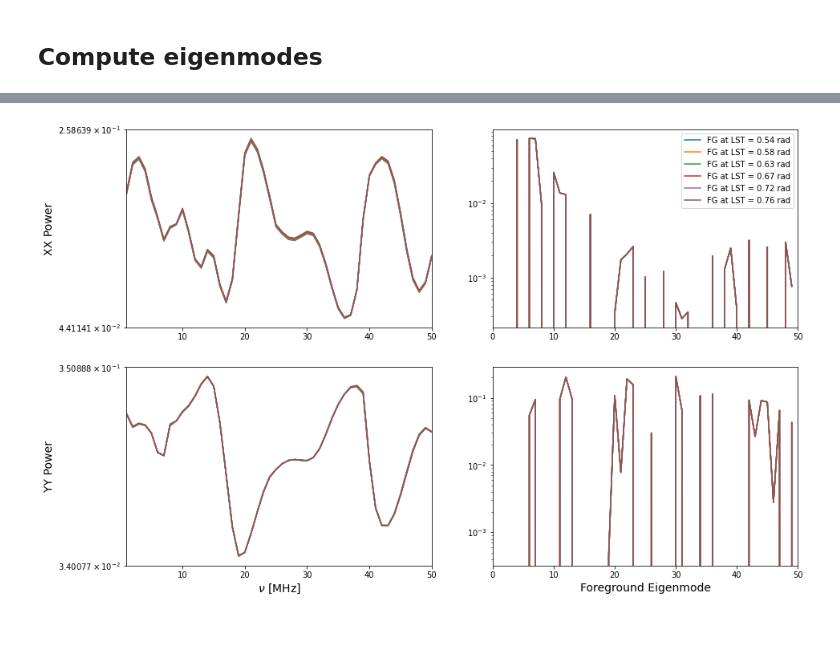
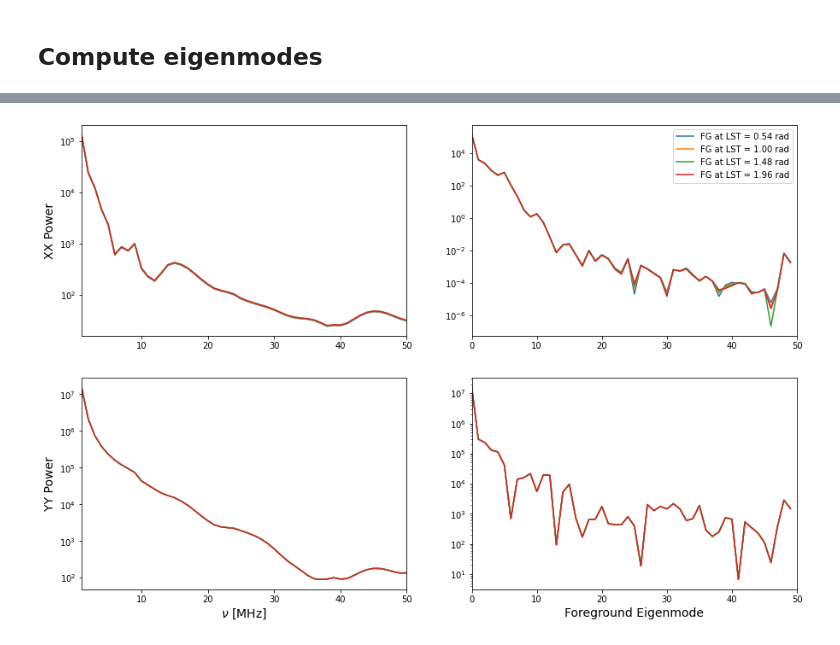
Before and after one commit to christianhbye/lusee_sky_simulations, a Jupyter notebook: notebooks/mock_lusee_night_analysis.ipynb, the cells around one changed output, grey strips where cells are left out. Drawn from its saved outputs; the diff is of its cells as text; code cells hidden in the pictures.

```diff
--- a/notebooks/mock_lusee_night_analysis.ipynb
+++ b/notebooks/mock_lusee_night_analysis.ipynb
@@ -112,2 +92,7 @@ Discarding imaginary part...
+# %%
+uvdata = np.load("../results/results.npz")
+vis = uvdata["data"]
+freq = uvdata["freq"]
+lst_arr = uvdata["lst"]
 # %%
 plt.figure()
@@ -123 +109,5 @@ plt.show()
+# %%
+# nonzero after
+vis = vis[:1627]
+lst_arr = lst_arr[:1627]
 # %%
@@ -144,10 +134,10 @@ _ = plt.colorbar(cax=cax, label="POwer [some units]")
 # %%
 pols = ["XX", "YY"]
 
-idata = uvdata.data_array[:, 0, :, :2]  # uncalibrated, nspws=0, no crosspols
-d = idata - np.mean(idata, axis=0)  # subtract mean
+idata = vis[:, :, :2]  # uncalibrated, nspws=0, no crosspols
+d = idata - np.mean(idata, axis=0)  # subtract mean in time
 
-V_full = np.empty((uvdata.freq_array[0].size, uvdata.freq_array[0].size, 2)) # eigenvector change of basis
+V_full = np.empty((freq.size, freq.size, 2)) # eigenvector change of basis
 for i, _ in enumerate(pols):  # compute for both XX and YY
     C = np.dot(d[:, :, i].T, d[:, :, i])  # covariance matrix
     U, S, V = np.linalg.svd(C)
@@ -155,20 +161,20 @@ for i, _ in enumerate(pols):  # compute for both XX and YY
 # %%
 fig, axs = plt.subplots(figsize=(15,10), nrows=2, ncols=2)
 
-for i, lst in enumerate(uvdata.lst_array[::50]):
-    axs[0, 0].plot(uvdata.freq_array[0]/1e6, np.abs(idata[i, :, 0]), label="FG at LST = {:.2f} rad".format(lst))
-    axs[0, 1].plot(V_full[:, :, 0] @ idata[i, :, 0], label="FG at LST = {:.2f} rad".format(lst))
-    axs[1, 0].plot(uvdata.freq_array[0]/1e6, np.abs(idata[i, :, 1]), label="FG at LST = {:.2f} rad".format(lst))
-    axs[1, 1].plot(V_full[:, :, 0] @ idata[0, :, 1], label="FG at LST = {:.2f} rad".format(lst))
+for i, lst in enumerate(lst_arr[::500]):
+    axs[0, 0].plot(freq/1e6, np.abs(idata[i, :, 0]), label="FG at LST = {:.2f} rad".format(lst))
+    axs[0, 1].plot(np.abs(V_full[:, :, 0] @ idata[i, :, 0]), label="FG at LST = {:.2f} rad".format(lst))
+    axs[1, 0].plot(freq/1e6, np.abs(idata[i, :, 1]), label="FG at LST = {:.2f} rad".format(lst))
+    axs[1, 1].plot(np.abs(V_full[:, :, 0] @ idata[0, :, 1]), label="FG at LST = {:.2f} rad".format(lst))
 
-plt.setp(axs[:, 0], yscale="symlog", xlim=(uvdata.freq_array[0].min()/1e6, uvdata.freq_array[0].max()/1e6))
+plt.setp(axs[:, 0], yscale="symlog", xlim=(freq.min()/1e6, freq.max()/1e6))
 plt.setp(axs[:, 1], yscale="log", xlim=(0, len(V_full)))
 axs[1, 0].set_xlabel("$\\nu$ [MHz]", fontsize=14)
 axs[1, 1].set_xlabel("Foreground Eigenmode", fontsize=14)
 for i, pol in enumerate(pols):
     axs[i, 0].set_ylabel(f"{pol} Power", fontsize=14)
 axs[0, 1].legend()
 
 plt.show()
 # %% [output]
-[figure, old version]
+[figure, new version]
```
Also changed, not shown: parts of 14 cells of this notebook.
